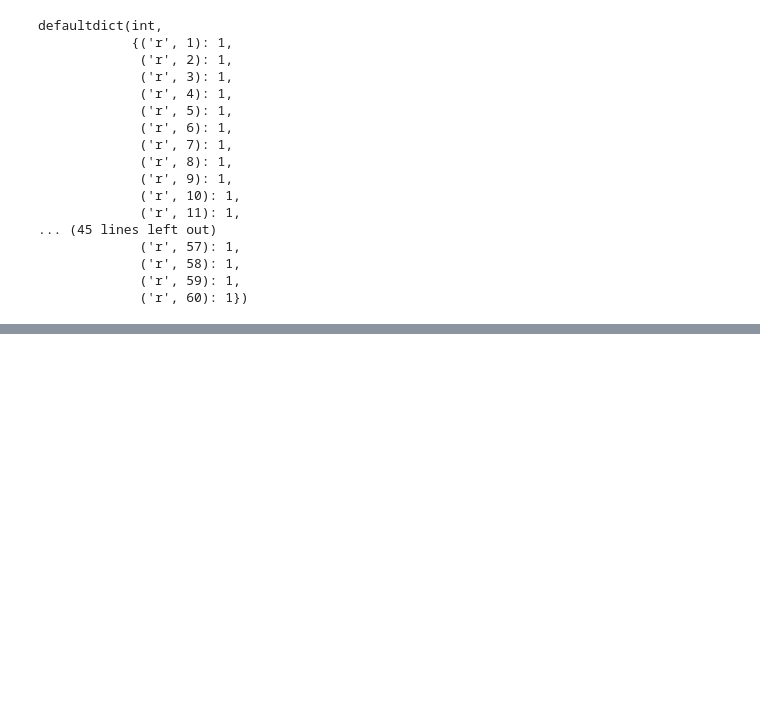
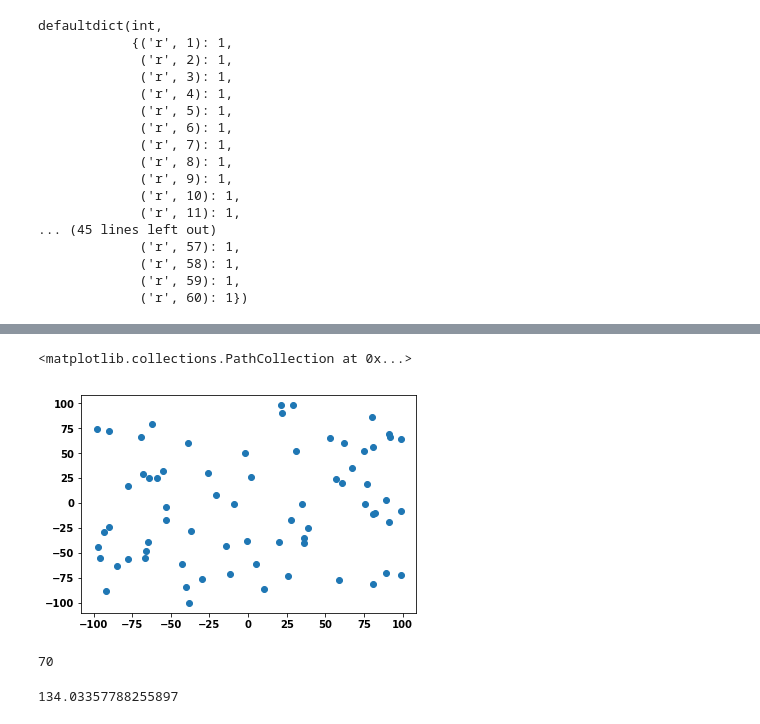
Before and after one commit to weidadada/03, a Jupyter notebook: 作业03.ipynb, the cells around one changed output, grey strips where cells are left out. Saved outputs shown, nothing was run; the diff lists cells and outputs as text; code cells hidden in the pictures; blank space fills up the shorter version.

```diff
--- a/作业03.ipynb
+++ b/作业03.ipynb
@@ -279,0 +286,3 @@ defaultdict(int,
+# %%
+latitudes = [random.randint(-100, 100) for _ in range(70)]
+longitude = [random.randint(-100, 100) for _ in range(70)]
@@ -279,0 +318,5 @@ defaultdict(int,
+# %%
+plt.scatter(latitudes, longitude)
+# %% [output]
+<matplotlib.collections.PathCollection at 0x...>
+[figure, added]
@@ -279,0 +327,4 @@ defaultdict(int,
+# %%
+len(point_location)
+# %% [output]
+70
@@ -279,0 +337,4 @@ defaultdict(int,
+# %%
+geo_distance((-100, 89), (34, 86))
+# %% [output]
+134.03357788255897
```
Also changed, not shown: parts of 22 cells of this notebook, 1 other file.
